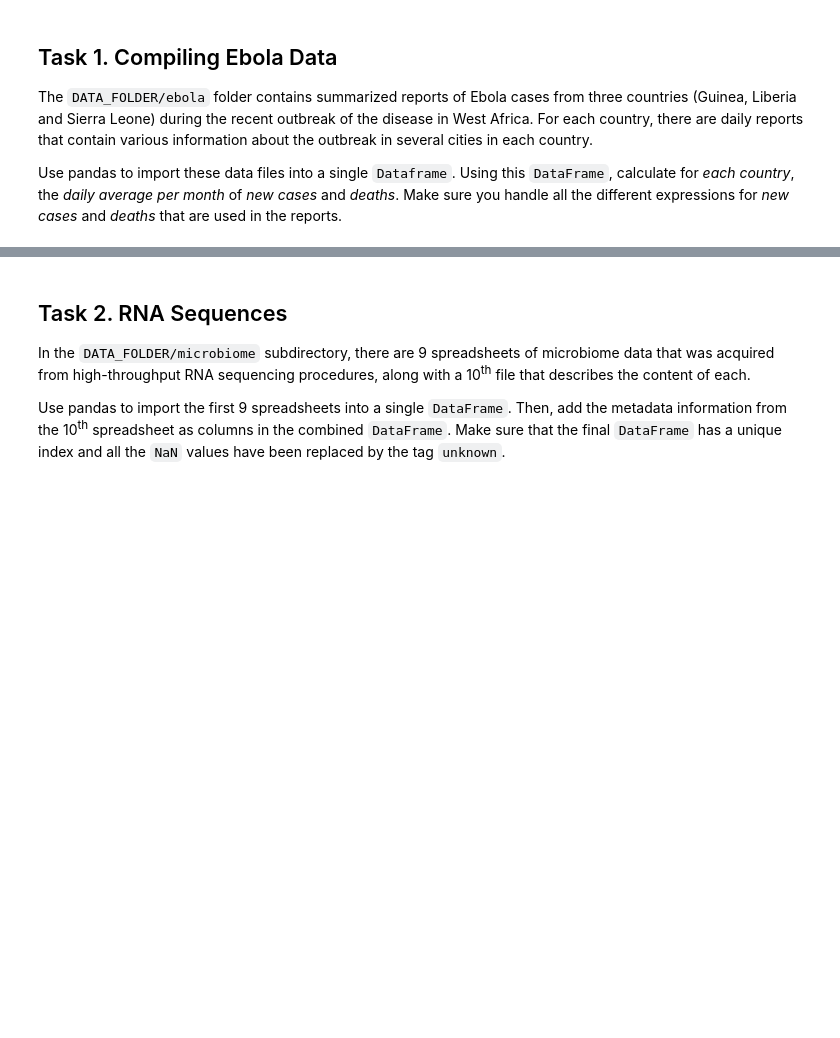
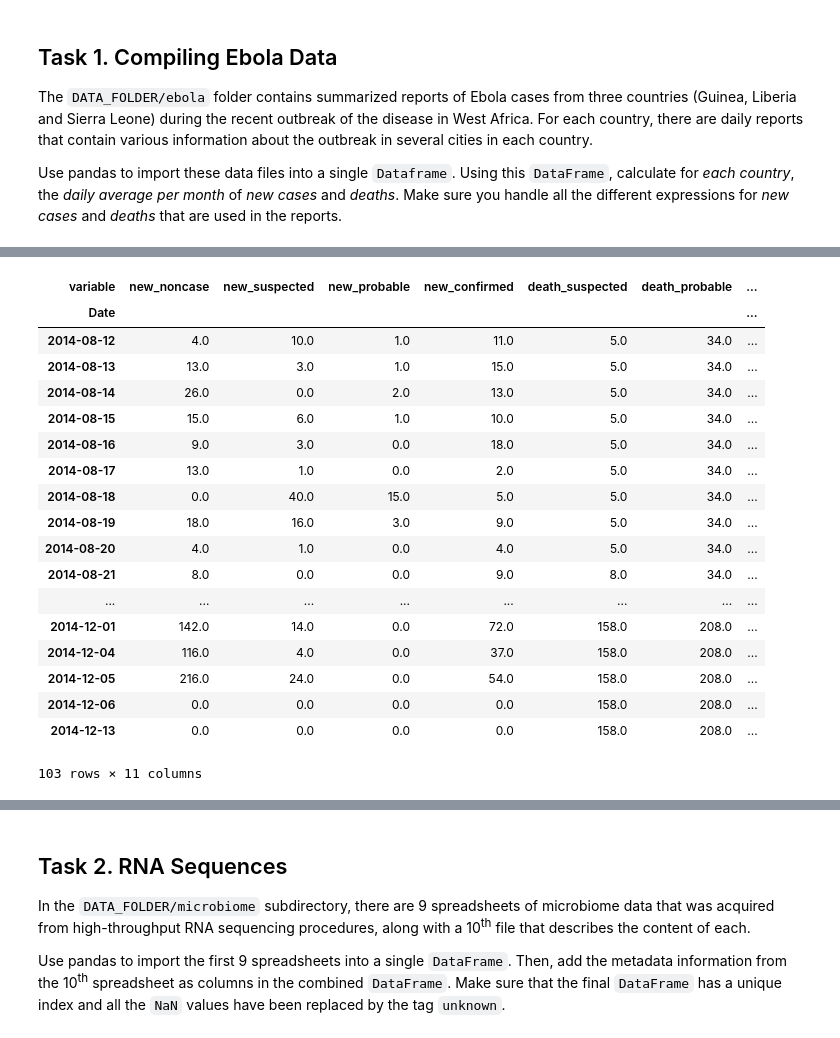
Before and after one commit to adamkozak/ADA2017-project, a Jupyter notebook: Homework/01 - Pandas and Data Wrangling/Homework 1.ipynb, the cells around one changed output, grey strips where cells are left out. Drawn from its saved outputs; the diff is of its cells as text; code cells hidden in the pictures; blank space fills up the shorter version.

```diff
--- a/Homework/01 - Pandas and Data Wrangling/Homework 1.ipynb
+++ b/Homework/01 - Pandas and Data Wrangling/Homework 1.ipynb
@@ -17,0 +247,22 @@ Make sure you handle all the different expressions for *new cases* and *deaths*
+# %%
+sl
+# %% [output]
+| variable | new_noncase | new_suspected | new_probable | new_confirmed | death_suspected | death_probable | ... |
+| Date |  |  |  |  |  |  | ... |
+| 2014-08-12 | 4.0 | 10.0 | 1.0 | 11.0 | 5.0 | 34.0 | ... |
+| 2014-08-13 | 13.0 | 3.0 | 1.0 | 15.0 | 5.0 | 34.0 | ... |
+| 2014-08-14 | 26.0 | 0.0 | 2.0 | 13.0 | 5.0 | 34.0 | ... |
+| 2014-08-15 | 15.0 | 6.0 | 1.0 | 10.0 | 5.0 | 34.0 | ... |
+| 2014-08-16 | 9.0 | 3.0 | 0.0 | 18.0 | 5.0 | 34.0 | ... |
+| 2014-08-17 | 13.0 | 1.0 | 0.0 | 2.0 | 5.0 | 34.0 | ... |
+| 2014-08-18 | 0.0 | 40.0 | 15.0 | 5.0 | 5.0 | 34.0 | ... |
+| 2014-08-19 | 18.0 | 16.0 | 3.0 | 9.0 | 5.0 | 34.0 | ... |
+| 2014-08-20 | 4.0 | 1.0 | 0.0 | 4.0 | 5.0 | 34.0 | ... |
+| 2014-08-21 | 8.0 | 0.0 | 0.0 | 9.0 | 8.0 | 34.0 | ... |
+| ... | ... | ... | ... | ... | ... | ... | ... |
+| 2014-12-01 | 142.0 | 14.0 | 0.0 | 72.0 | 158.0 | 208.0 | ... |
+| 2014-12-04 | 116.0 | 4.0 | 0.0 | 37.0 | 158.0 | 208.0 | ... |
+| 2014-12-05 | 216.0 | 24.0 | 0.0 | 54.0 | 158.0 | 208.0 | ... |
+| 2014-12-06 | 0.0 | 0.0 | 0.0 | 0.0 | 158.0 | 208.0 | ... |
+| 2014-12-13 | 0.0 | 0.0 | 0.0 | 0.0 | 158.0 | 208.0 | ... |
+103 rows × 11 columns
```
Also changed, not shown: parts of 55 cells of this notebook.
